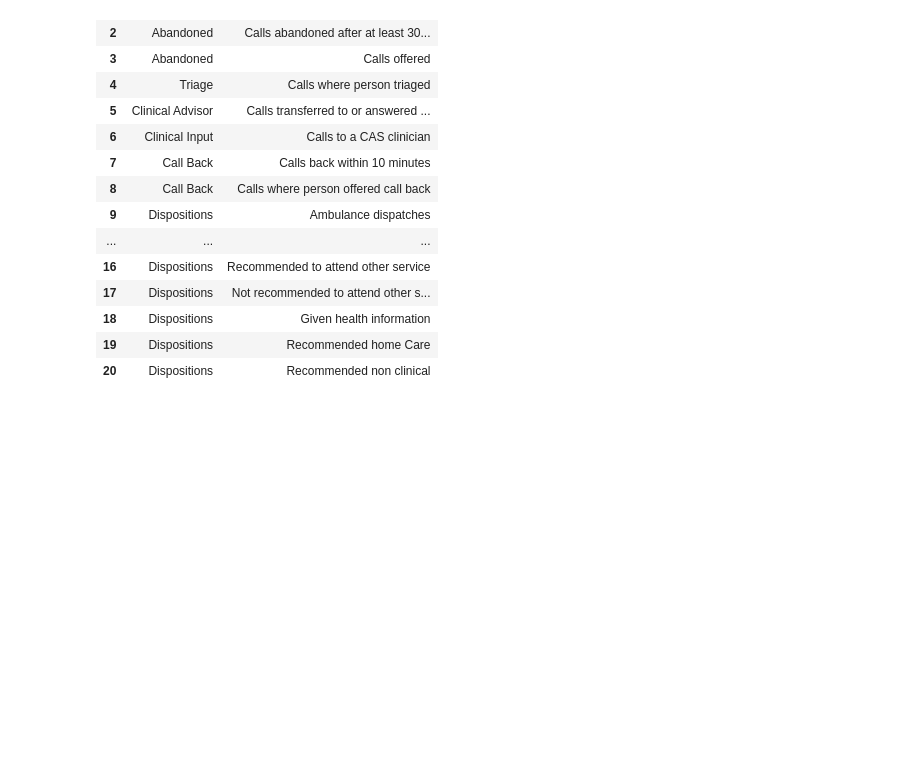
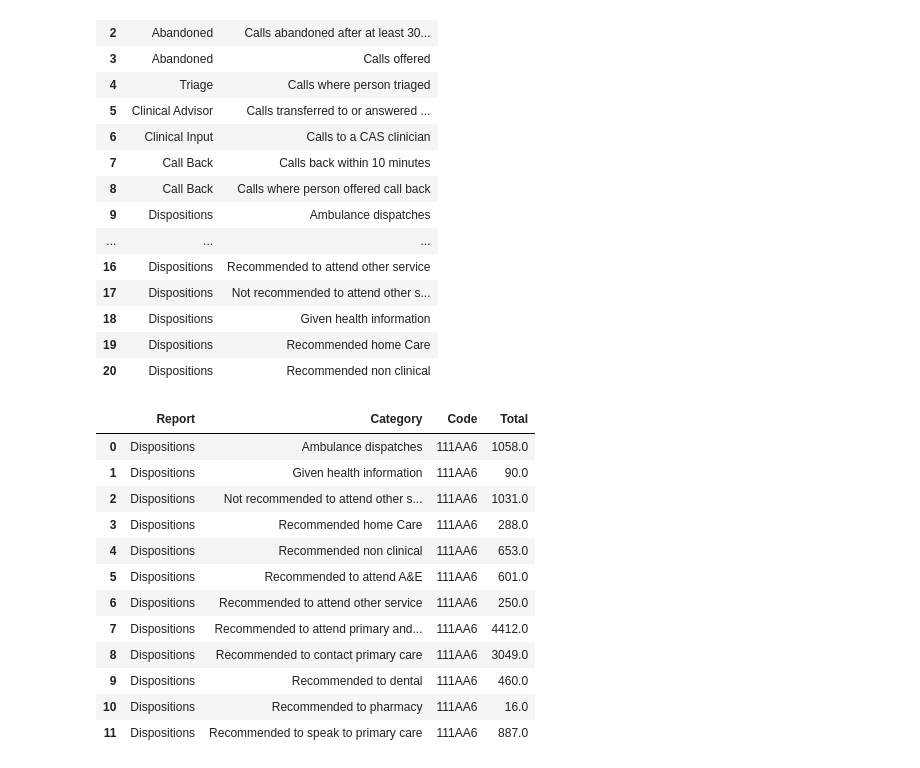
Before and after one commit to psychemedia/openHealthDataDoodles, a Jupyter notebook: notebooks/Winter_SitRep.ipynb, the cells around one changed output. Cells and saved outputs as stored; diff of their text form; code cells hidden in the pictures; blank space fills up the shorter version.

```diff
--- a/notebooks/Winter_SitRep.ipynb
+++ b/notebooks/Winter_SitRep.ipynb
@@ -666,11 +696,14 @@ pd.read_sql_query(q_month, conn, parse_dates=['Date'])
 | 29 | 2017-12-30 | Isle Of Wight NHS Trust | Delay 30-60 mins | 3 |
 | 30 | 2017-12-31 | Isle Of Wight NHS Trust | Delay 30-60 mins | 2 |
 # %%
+#Beds last month
+fromdate,todate=ntpd.last_month(iso=True)
+
 q_month_beds='''
 SELECT Date, Name, Category, value FROM sitrep WHERE Report='G&A beds'
 AND date(Date) BETWEEN date('{fromdate}') AND date('{todate}')
 AND Code = '{code}'
-'''.format(fromdate='2017-12-01', todate='2017-12-31',code=code)
+'''.format(fromdate=fromdate, todate=todate,code=code)
 tmp_b = pd.read_sql_query(q_month_beds, conn, parse_dates=['Date'])
 
 
@@ -900,3 +931,31 @@ pd.read_sql_query("SELECT DISTINCT Report, Category FROM nhs111 WHERE Code= '111
 | 18 | Dispositions | Given health information |
 | 19 | Dispositions | Recommended home Care |
 | 20 | Dispositions | Recommended non clinical |
+# %%
+def disposition_report(conn, code, period,):
+    fromdate, todate = period
+    q='''SELECT DISTINCT Report, Category, Code, SUM(value) as Total FROM nhs111
+    WHERE  date(Date) BETWEEN date('{fromdate}') AND date('{todate}')
+    AND Report='Dispositions'
+    AND Code= '{code}'
+    GROUP BY Category;
+
+    '''.format(code=code, fromdate=fromdate,todate=todate)
+    return pd.read_sql_query(q, conn)
+
+code= '111AA6'
+disposition_report(conn, code, (ntpd.last_month(iso=True)) )
+# %% [output]
+|  | Report | Category | Code | Total |
+| 0 | Dispositions | Ambulance dispatches | 111AA6 | 1058.0 |
+| 1 | Dispositions | Given health information | 111AA6 | 90.0 |
+| 2 | Dispositions | Not recommended to attend other s... | 111AA6 | 1031.0 |
+| 3 | Dispositions | Recommended home Care | 111AA6 | 288.0 |
+| 4 | Dispositions | Recommended non clinical | 111AA6 | 653.0 |
+| 5 | Dispositions | Recommended to attend A&E | 111AA6 | 601.0 |
+| 6 | Dispositions | Recommended to attend other service | 111AA6 | 250.0 |
+| 7 | Dispositions | Recommended to attend primary and... | 111AA6 | 4412.0 |
+| 8 | Dispositions | Recommended to contact primary care | 111AA6 | 3049.0 |
+| 9 | Dispositions | Recommended to dental | 111AA6 | 460.0 |
+| 10 | Dispositions | Recommended to pharmacy | 111AA6 | 16.0 |
+| 11 | Dispositions | Recommended to speak to primary care | 111AA6 | 887.0 |
```
Also changed, not shown: parts of 7 cells of this notebook.
